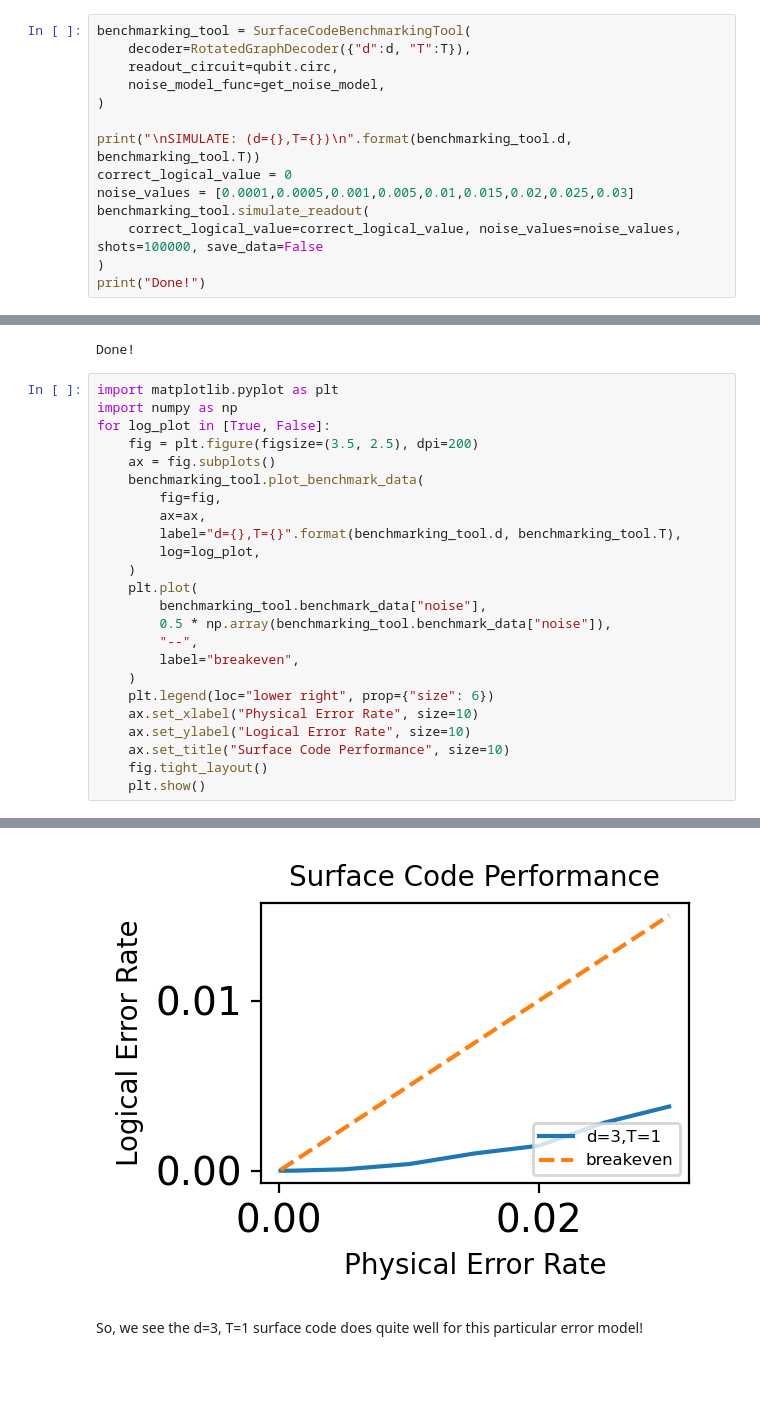
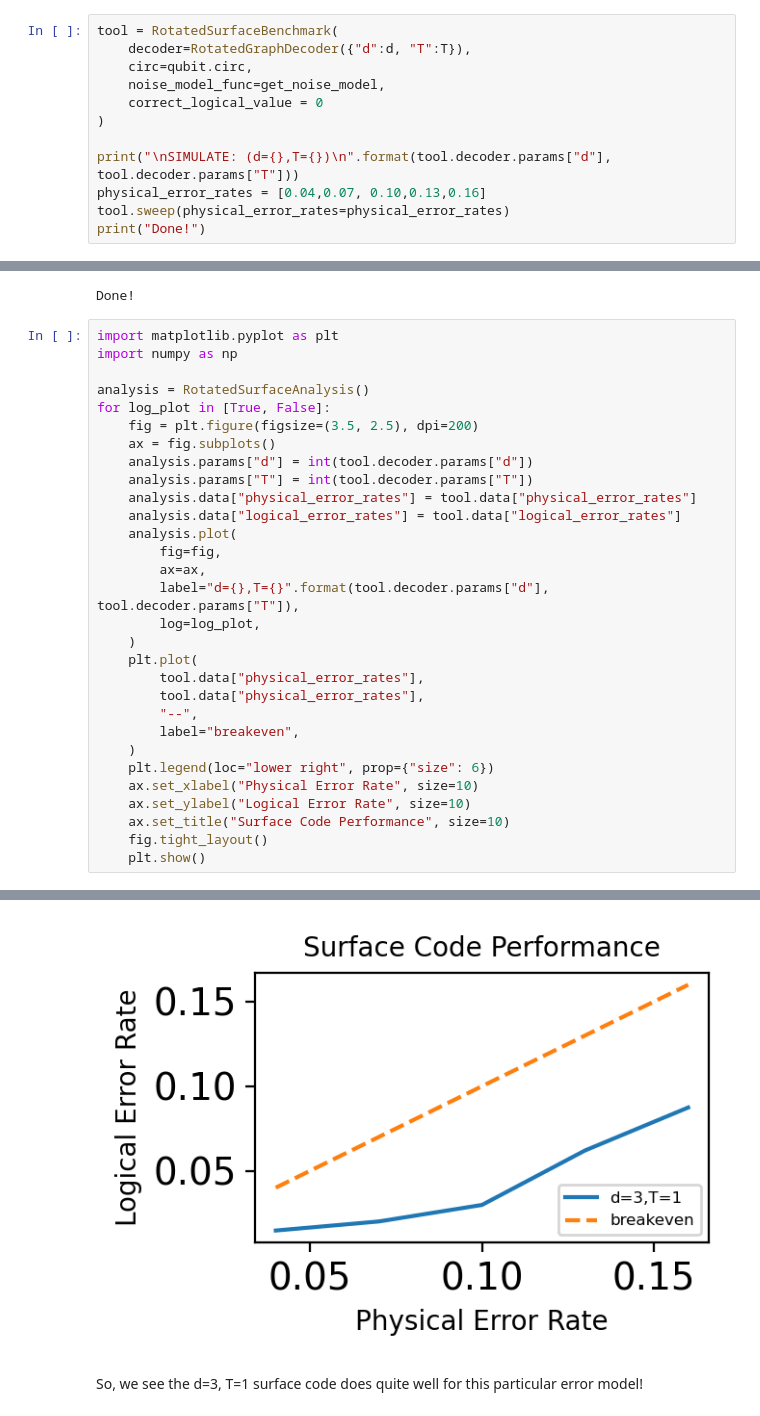
Before and after one commit to yaleqc/qtcodes, a Jupyter notebook: tutorials/xxzz/3-benchmarking.ipynb, the cells around one changed output, grey strips where cells are left out. Drawn from its saved outputs; the diff is of its cells as text; blank space fills up the shorter version.

Commit message:
clean up of benchmarking tools

```diff
--- a/tutorials/xxzz/3-benchmarking.ipynb
+++ b/tutorials/xxzz/3-benchmarking.ipynb
@@ -51,18 +49,16 @@ qubit.draw(output='mpl', fold=50)
 # %% [output]
 [figure]
 # %%
-benchmarking_tool = SurfaceCodeBenchmarkingTool(
+tool = RotatedSurfaceBenchmark(
     decoder=RotatedGraphDecoder({"d":d, "T":T}),
-    readout_circuit=qubit.circ,
+    circ=qubit.circ,
     noise_model_func=get_noise_model,
+    correct_logical_value = 0
 )
 
-print("\nSIMULATE: (d={},T={})\n".format(benchmarking_tool.d, benchmarking_tool.T))
-correct_logical_value = 0
-noise_values = [0.0001,0.0005,0.001,0.005,0.01,0.015,0.02,0.025,0.03]
-benchmarking_tool.simulate_readout(
-    correct_logical_value=correct_logical_value, noise_values=noise_values, shots=100000, save_data=False
-)
+print("\nSIMULATE: (d={},T={})\n".format(tool.decoder.params["d"], tool.decoder.params["T"]))
+physical_error_rates = [0.04,0.07, 0.10,0.13,0.16]
+tool.sweep(physical_error_rates=physical_error_rates)
 print("Done!")
 # %% [output]
 SIMULATE: (d=3,T=1)
@@ -70,18 +66,24 @@ Done!
 # %%
 import matplotlib.pyplot as plt
 import numpy as np
+
+analysis = RotatedSurfaceAnalysis()
 for log_plot in [True, False]:
     fig = plt.figure(figsize=(3.5, 2.5), dpi=200)
     ax = fig.subplots()
-    benchmarking_tool.plot_benchmark_data(
+    analysis.params["d"] = int(tool.decoder.params["d"])
+    analysis.params["T"] = int(tool.decoder.params["T"])
+    analysis.data["physical_error_rates"] = tool.data["physical_error_rates"]
+    analysis.data["logical_error_rates"] = tool.data["logical_error_rates"]
+    analysis.plot(
         fig=fig,
         ax=ax,
-        label="d={},T={}".format(benchmarking_tool.d, benchmarking_tool.T),
+        label="d={},T={}".format(tool.decoder.params["d"], tool.decoder.params["T"]),
         log=log_plot,
     )
     plt.plot(
-        benchmarking_tool.benchmark_data["noise"],
-        0.5 * np.array(benchmarking_tool.benchmark_data["noise"]),
+        tool.data["physical_error_rates"],
+        tool.data["physical_error_rates"],
         "--",
         label="breakeven",
     )
@@ -96,3 +98,3 @@ for log_plot in [True, False]:
-[figure, old version]
+[figure, new version]
 # %% [markdown]
 So, we see the d=3, T=1 surface code does quite well for this particular error model!
```
Also changed, not shown: parts of 3 cells of this notebook, 21 other files.
